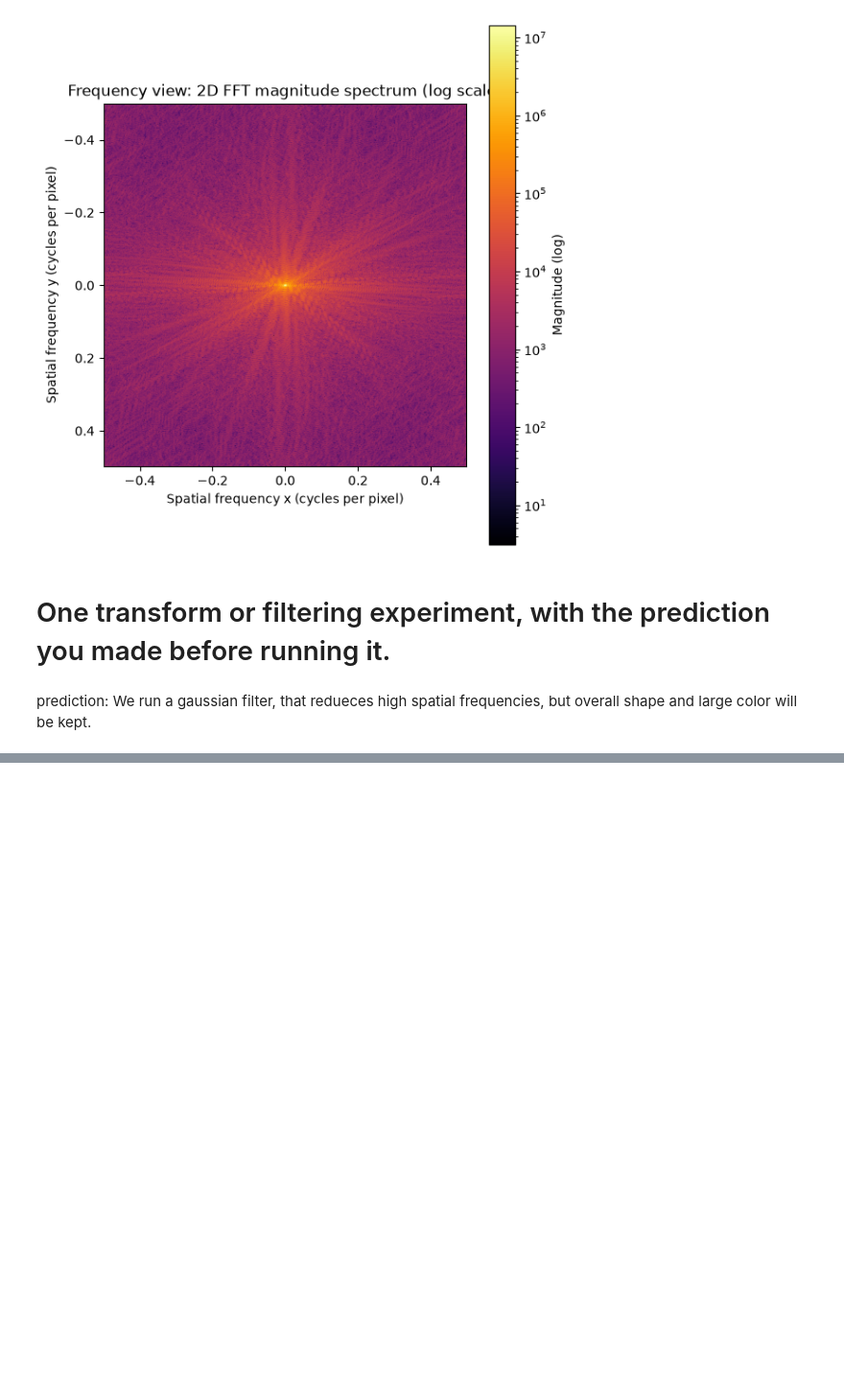
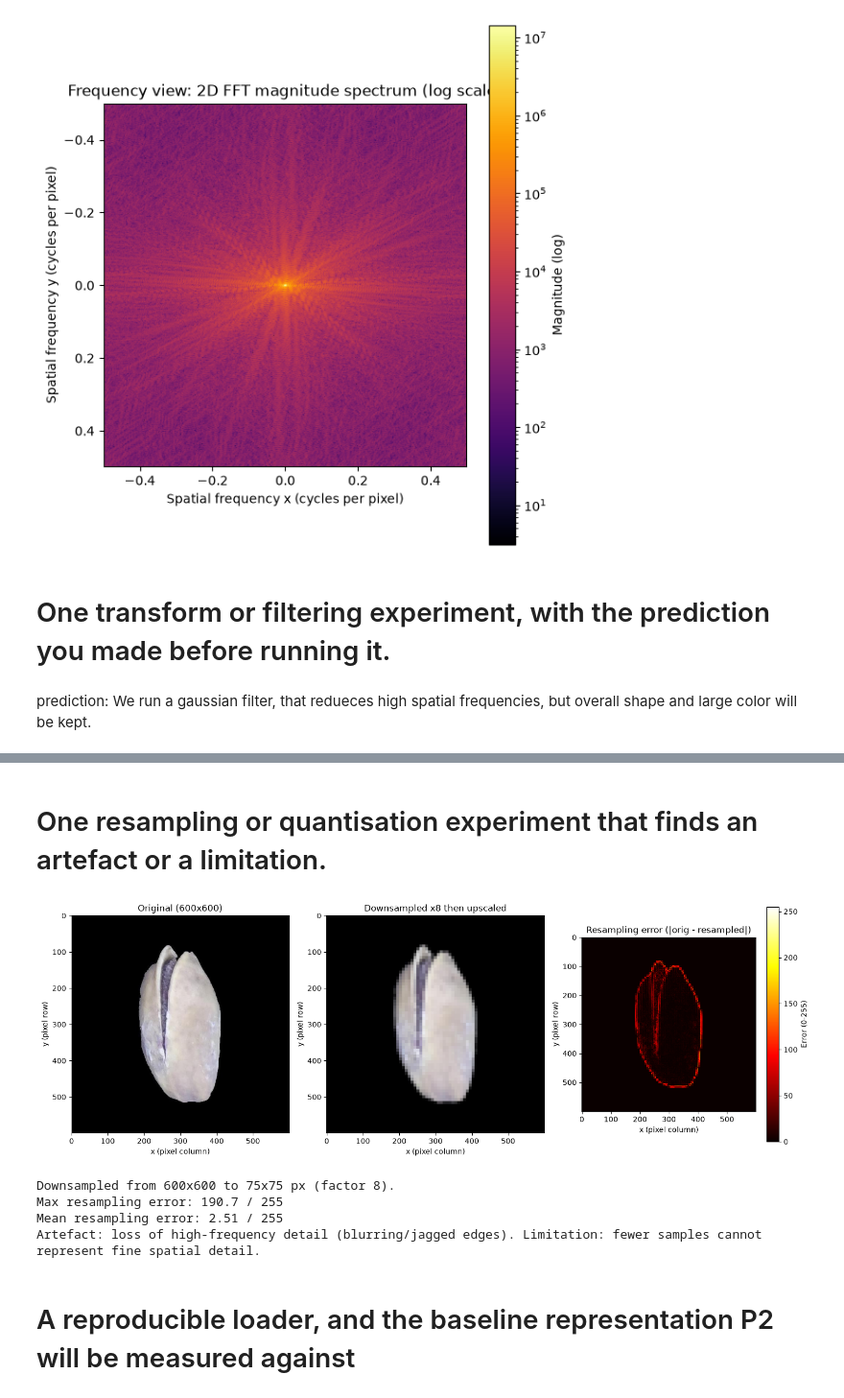
Before and after one commit to OleMarGlo/IDIG4120, a Jupyter notebook: p1.ipynb, the cells around one changed output, grey strips where cells are left out. Shown at 96% size. Saved outputs shown, nothing was run; the diff lists cells and outputs as text; code cells hidden in the pictures; blank space fills up the shorter version.

Commit message:
testing out resampling and a reproducible loader for p2

```diff
--- a/p1.ipynb
+++ b/p1.ipynb
@@ -226 +226,62 @@ print(f"sigma={sigma}: high spatial frequencies attenuated; "
 sigma=5.0: high spatial frequencies attenuated; overall shape and large-scale structure preserved (matches prediction).
+# %% [markdown]
+# One resampling or quantisation experiment that finds an artefact or a limitation.
+# %%
+import numpy as np
+import matplotlib.pyplot as plt
+
+# Resampling experiment: downsample the image to a lower resolution.
+# Limitation/artefact: loss of high-frequency detail; if downsampled without
+# anti-aliasing, aliasing (moiré / jagged edges) can appear.
+
+img = records[0]["arr"].astype(float)   # (H, W, 3) float
+H, W = img.shape[:2]
+
+def downsample(arr, factor):
+    # Simple block-average downsample (acts as a crude anti-aliasing filter).
+    h, w = arr.shape[0] // factor * factor, arr.shape[1] // factor * factor
+    a = arr[:h, :w]
+    return a.reshape(h // factor, factor, w // factor, factor, 3).mean(axis=(1, 3))
+
+factor = 8
+small = downsample(img, factor)          # (H/f, W/f, 3)
+# Nearest-neighbour upscale back to original size to compare like-for-like.
+upscaled = np.repeat(np.repeat(small, factor, axis=0), factor, axis=1)
+
+# --- Visual validation of the artefact ---
+fig, axes = plt.subplots(1, 3, figsize=(15, 5))
+axes[0].imshow(img.astype(np.uint8))
+axes[0].set_title(f"Original ({W}x{H})")
+axes[0].set_xlabel("x (pixel column)")
+axes[0].set_ylabel("y (pixel row)")
+
+axes[1].imshow(np.clip(upscaled, 0, 255).astype(np.uint8))
+axes[1].set_title(f"Downsampled x{factor} then upscaled")
+axes[1].set_xlabel("x (pixel column)")
+axes[1].set_ylabel("y (pixel row)")
+
+diff = np.abs(img - upscaled)
+imd = axes[2].imshow(diff.max(axis=2), cmap="hot", vmin=0, vmax=255)
+axes[2].set_title("Resampling error (|orig - resampled|)")
+axes[2].set_xlabel("x (pixel column)")
+axes[2].set_ylabel("y (pixel row)")
+plt.colorbar(imd, ax=axes[2], label="Error (0-255)")
+plt.tight_layout()
+plt.show()
+
+# --- Quantitative validation ---
+max_err = diff.max()
+mean_err = diff.mean()
+print(f"Downsampled from {W}x{H} to {W//factor}x{H//factor} px (factor {factor}).")
+print(f"Max resampling error: {max_err:.1f} / 255")
+print(f"Mean resampling error: {mean_err:.2f} / 255")
+print("Artefact: loss of high-frequency detail (blurring/jagged edges). "
+      "Limitation: fewer samples cannot represent fine spatial detail.")
+# %% [output]
+[figure, added]
+Downsampled from 600x600 to 75x75 px (factor 8).
+Max resampling error: 190.7 / 255
+Mean resampling error: 2.51 / 255
+Artefact: loss of high-frequency detail (blurring/jagged edges). Limitation: fewer samples cannot represent fine spatial detail.
+# %% [markdown]
+# A reproducible loader, and the baseline representation P2 will be measured against
```
Also changed, not shown: parts of 2 cells of this notebook.
